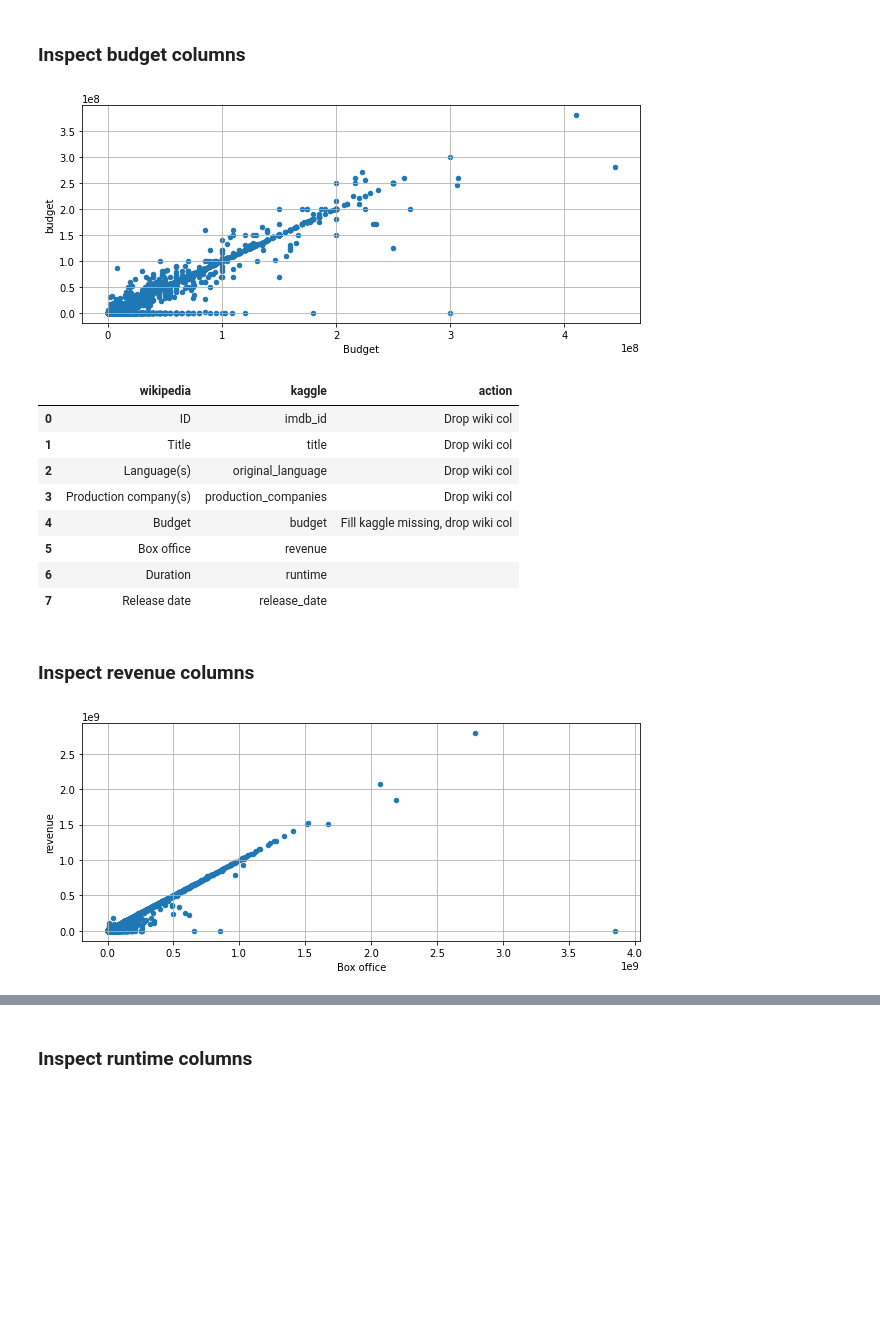
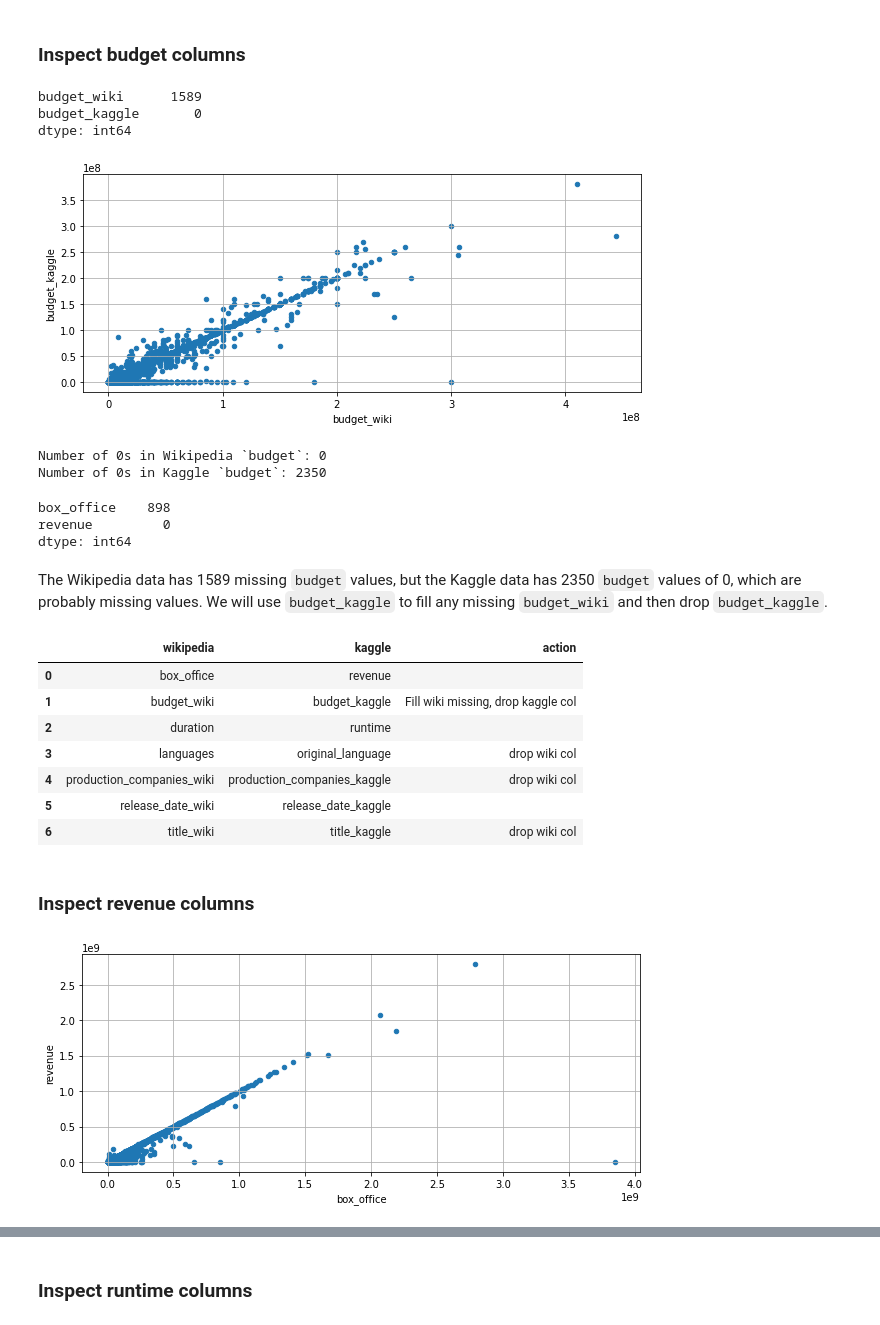
Before and after one commit to tri-bui/sandbox-dbs, a Jupyter notebook: movie-etl/notebooks/2-transform.ipynb, the cells around one changed output, grey strips where cells are left out. Cells and saved outputs as stored; diff of their text form; code cells hidden in the pictures; blank space fills up the shorter version.

Commit message:
Refactor redundant column inspection code

```diff
--- a/movie-etl/notebooks/2-transform.ipynb
+++ b/movie-etl/notebooks/2-transform.ipynb
@@ -17,12 +17,12 @@ import matplotlib.pyplot as plt
 ### Wikipedia data
 # %%
 # Path to data directory
-data_path = 'data/'
+data_path = '../data/'
 # %%
-# Wikipedia movie data
-wiki_movies_df = pd.read_pickle(data_path + 'wiki_movies.pkl')
-print(wiki_movies_df.info())
-wiki_movies_df.head(2)
+# Wikipedia movie data (cleaned from notebook 1)
+wmovies_df = pd.read_pickle(data_path + 'wiki_movies.pkl')
+print(wmovies_df.info())
+wmovies_df.head(2)
 # %% [output]
 <class 'pandas.core.frame.DataFrame'>
 Int64Index: 6894 entries, 0 to 6935
@@ -48,10 +47,10 @@ None
 # %% [markdown]
 ### Kaggle data
 # %%
-# Kaggle movie metadata
-kaggle_movies_df = pd.read_pickle(data_path + 'kaggle_movies.pkl')
-print(kaggle_movies_df.info())
-kaggle_movies_df.head(2)
+# Kaggle movie metadata (cleaned from notebook 1)
+kmovies_df = pd.read_pickle(data_path + 'kaggle_movies.pkl')
+print(kmovies_df.info())
+kmovies_df.head(2)
 # %% [output]
 <class 'pandas.core.frame.DataFrame'>
 Int64Index: 45408 entries, 0 to 45465
@@ -99,6 +100,8 @@ None
 # %%
-movies_df = pd.merge(wiki_movies_df, kaggle_movies_df, left_on='ID', right_on='imdb_id',
-                     how='inner', suffixes=[' (Wiki)', '_kaggle'])
+# Merge data
+movies_df = pd.merge(wmovies_df, kmovies_df.drop('id', axis=1),
+                     left_on='id', right_on='imdb_id',
+                     how='inner', suffixes=['_wiki', '_kaggle']).drop('id', axis=1)
 print(movies_df.info())
 movies_df.head(2)
 # %% [output]
@@ -299,36 +299,52 @@ redundant_cols
 ### Inspect budget columns
 # %%
 # Extract budget columns
-budget = movies_df[['Budget', 'budget']]
+budget = movies_df[['budget_wiki', 'budget_kaggle']]x
 
 # Scatterplot
-budget.plot(kind='scatter', x='Budget', y='budget', figsize=(10, 4), grid=True)
+budget.plot(kind='scatter', x='budget_wiki', y='budget_kaggle', figsize=(10, 4), grid=True)
 plt.show()
 # %% [output]
+budget_wiki      1589
+budget_kaggle       0
+dtype: int64
-[figure, old version]
+[figure, new version]
+# %%
+# Number of 0 values
+print('Number of 0s in Wikipedia `budget`:', (budget['budget_wiki'] == 0).sum())
+print('Number of 0s in Kaggle `budget`:', (budget['budget_kaggle'] == 0).sum())
+
+# Check null values
+revenue.isnull().sum()
+# %% [output]
+Number of 0s in Wikipedia `budget`: 0
+Number of 0s in Kaggle `budget`: 2350
+box_office    898
+revenue         0
+dtype: int64
+# %% [markdown]
+The Wikipedia data has 1589 missing `budget` values, but the Kaggle data has 2350 `budget` values of 0, which are probably missing values. We will use `budget_kaggle` to fill any missing `budget_wiki` and then drop `budget_kaggle`.
 # %%
-# Budget column from Wikipedia has an outlier but Kaggle's budget column has more outliers
-# Fill Kaggle's missing budget values with Wikipedia's budget values, then drop the Wikipedia column
-redundant_cols.loc[4, 'action'] = 'Fill kaggle missing, drop wiki col'
+# Add action to budget - fill Wikipedia's missing values with Kaggle's budget values, then drop the Kaggle column
+redundant_cols.loc[1, 'action'] = 'fill wiki missing, drop kaggle col'
 redundant_cols
 # %% [output]
 |  | wikipedia | kaggle | action |
-| 0 | ID | imdb_id | Drop wiki col |
-| 1 | Title | title | Drop wiki col |
-| 2 | Language(s) | original_language | Drop wiki col |
-| 3 | Production company(s) | production_companies | Drop wiki col |
-| 4 | Budget | budget | Fill kaggle missing, drop wiki col |
-| 5 | Box office | revenue |  |
-| 6 | Duration | runtime |  |
-| 7 | Release date | release_date |  |
+| 0 | box_office | revenue |  |
+| 1 | budget_wiki | budget_kaggle | Fill wiki missing, drop kaggle col |
+| 2 | duration | runtime |  |
+| 3 | languages | original_language | drop wiki col |
+| 4 | production_companies_wiki | production_companies_kaggle | drop wiki col |
+| 5 | release_date_wiki | release_date_kaggle |  |
+| 6 | title_wiki | title_kaggle | drop wiki col |
 # %% [markdown]
 ### Inspect revenue columns
 # %%
 # Extract budget columns
-revenue = movies_df[['Box office', 'revenue']]
+revenue = movies_df[['box_office', 'revenue']]
 
 # Scatterplot
-revenue.plot(kind='scatter', x='Box office', y='revenue', figsize=(10, 4), grid=True)
+revenue.plot(kind='scatter', x='box_office', y='revenue', figsize=(10, 4), grid=True)
 plt.show()
 # %% [output]
-[figure, old version]
+[figure, new version]
```
Also changed, not shown: parts of 32 cells of this notebook.
